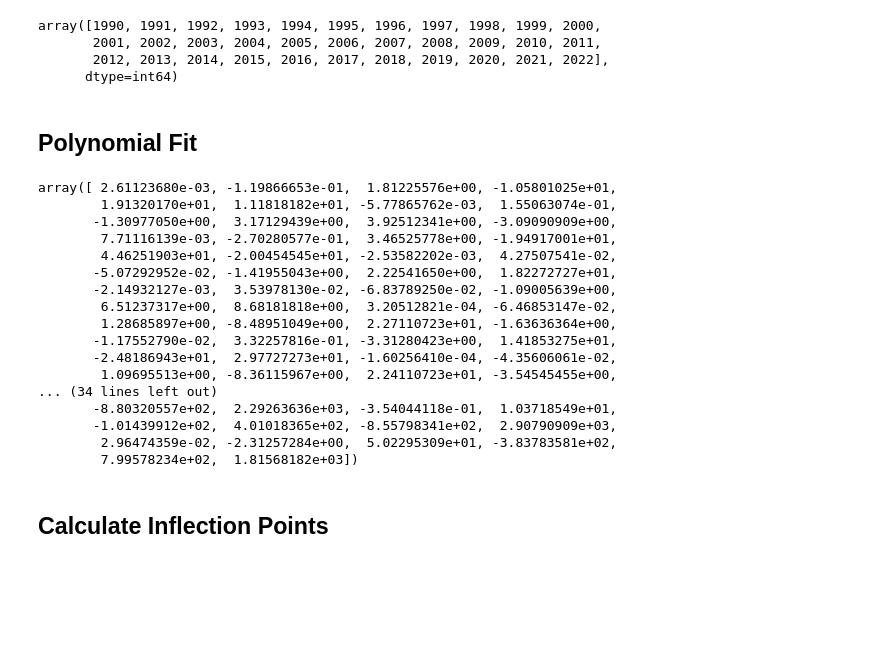
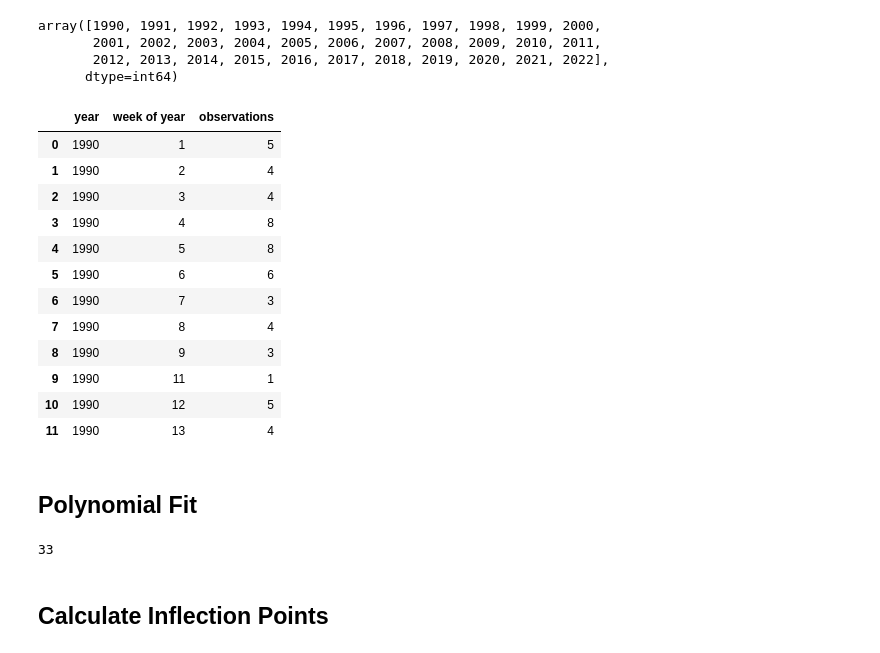
Before and after one commit to brooksburkhead/Bird-Migration-Analysis, a Jupyter notebook: foo.ipynb, the cells around one changed output. Saved outputs shown, nothing was run; the diff lists cells and outputs as text; code cells hidden in the pictures; blank space fills up the shorter version.

```diff
--- a/foo.ipynb
+++ b/foo.ipynb
@@ -54,7 +54,5 @@ ebird_data = ebird_data.drop(columns=['unnamed: 0'])
+# %%
+# replace underscores with spaces in column names
+ebird_data.columns = ebird_data.columns.str.replace('_', ' ')
 # %%
-ebird_data['observation_date'] = pd.to_datetime(ebird_data['observation_date'])
+ebird_data['Observation_date'] = pd.to_datetime(ebird_data['Observation_date'])
-# %%
-ebird_data['year'] = ebird_data['observation_date'].dt.year
-ebird_data['month'] = ebird_data['observation_date'].dt.month
-ebird_data['day'] = ebird_data['observation_date'].dt.day
-ebird_data['week of year'] = ebird_data['observation_date'].dt.isocalendar().week
@@ -77,7 +96,7 @@ ebird_data_copy = ebird_data.copy()
 def species_observations_over_time(data: pd.DataFrame, species: str, time_units: str) -> pd.DataFrame:
     """
     This function takes a dataframe and returns a dataframe with the number of observations of a species over a given unit of time.
-    i.e. obersvations of the American Crow per month, week, or day.
+    i.e. number of obersvations of the American Crow per month, week, or day.
 
     Args:
         data (pd.DataFrame): eBird dataframe
@@ -91,11 +110,11 @@ def species_observations_over_time(data: pd.DataFrame, species: str, time_units:
     Returns:
         pd.DataFrame: DataFrame with the number of observations of a species over a given unit of time.
     """
-
+    # Dictionary to map time units to column names
     time_dict = {
-        'month': 'month',
-        'week': 'week of year',
-        'day': 'day',
+        'Month': 'month',
+        'Week': 'week of year',
+        'Day': 'day',
     }
 
     if time_units not in time_dict:
@@ -106,7 +125,7 @@ def species_observations_over_time(data: pd.DataFrame, species: str, time_units:
     if species_data.empty:
         raise ValueError(f"Species {species} not found in data")
 
-    species_observations = species_data.groupby(['year', time_dict[time_units]]).size().reset_index(name='observations')
+    species_observations = species_data.groupby(['Year', time_dict[time_units]]).size().reset_index(name='Observations')
 
     return species_observations
 # %% [markdown]
@@ -135,6 +154,23 @@ array([1990, 1991, 1992, 1993, 1994, 1995, 1996, 1997, 1998, 1999, 2000,
        2001, 2002, 2003, 2004, 2005, 2006, 2007, 2008, 2009, 2010, 2011,
        2012, 2013, 2014, 2015, 2016, 2017, 2018, 2019, 2020, 2021, 2022],
       dtype=int64)
+# %%
+american_crow_weekly = species_observations_over_time(ebird_data, 'American Crow', 'week')
+american_crow_weekly.head(12)
+# %% [output]
+|  | year | week of year | observations |
+| 0 | 1990 | 1 | 5 |
+| 1 | 1990 | 2 | 4 |
+| 2 | 1990 | 3 | 4 |
+| 3 | 1990 | 4 | 8 |
+| 4 | 1990 | 5 | 8 |
+| 5 | 1990 | 6 | 6 |
+| 6 | 1990 | 7 | 3 |
+| 7 | 1990 | 8 | 4 |
+| 8 | 1990 | 9 | 3 |
+| 9 | 1990 | 11 | 1 |
+| 10 | 1990 | 12 | 5 |
+| 11 | 1990 | 13 | 4 |
 # %% [markdown]
 ## Polynomial Fit
 # %%
@@ -165,25 +200,9 @@ def calculate_fitted_polynomials(data: pd.DataFrame, time_units: str, degree: in
     return polynomial_array
 # %%
 american_crow_polynomials = calculate_fitted_polynomials(american_crow_monthly, 'month', 5)
-american_crow_polynomials
+len(american_crow_polynomials)
 # %% [output]
-array([ 2.61123680e-03, -1.19866653e-01,  1.81225576e+00, -1.05801025e+01,
-        1.91320170e+01,  1.11818182e+01, -5.77865762e-03,  1.55063074e-01,
-       -1.30977050e+00,  3.17129439e+00,  3.92512341e+00, -3.09090909e+00,
-        7.71116139e-03, -2.70280577e-01,  3.46525778e+00, -1.94917001e+01,
-        4.46251903e+01, -2.00454545e+01, -2.53582202e-03,  4.27507541e-02,
-       -5.07292952e-02, -1.41955043e+00,  2.22541650e+00,  1.82272727e+01,
-       -2.14932127e-03,  3.53978130e-02, -6.83789250e-02, -1.09005639e+00,
-        6.51237317e+00,  8.68181818e+00,  3.20512821e-04, -6.46853147e-02,
-        1.28685897e+00, -8.48951049e+00,  2.27110723e+01, -1.63636364e+00,
-       -1.17552790e-02,  3.32257816e-01, -3.31280423e+00,  1.41853275e+01,
-       -2.48186943e+01,  2.97727273e+01, -1.60256410e-04, -4.35606061e-02,
-        1.09695513e+00, -8.36115967e+00,  2.24110723e+01, -3.54545455e+00,
-... (34 lines left out)
-       -8.80320557e+02,  2.29263636e+03, -3.54044118e-01,  1.03718549e+01,
-       -1.01439912e+02,  4.01018365e+02, -8.55798341e+02,  2.90790909e+03,
-        2.96474359e-02, -2.31257284e+00,  5.02295309e+01, -3.83783581e+02,
-        7.99578234e+02,  1.81568182e+03])
+33
 # %% [markdown]
 ## Calculate Inflection Points
 # %%
```
Also changed, not shown: parts of 11 cells of this notebook.
